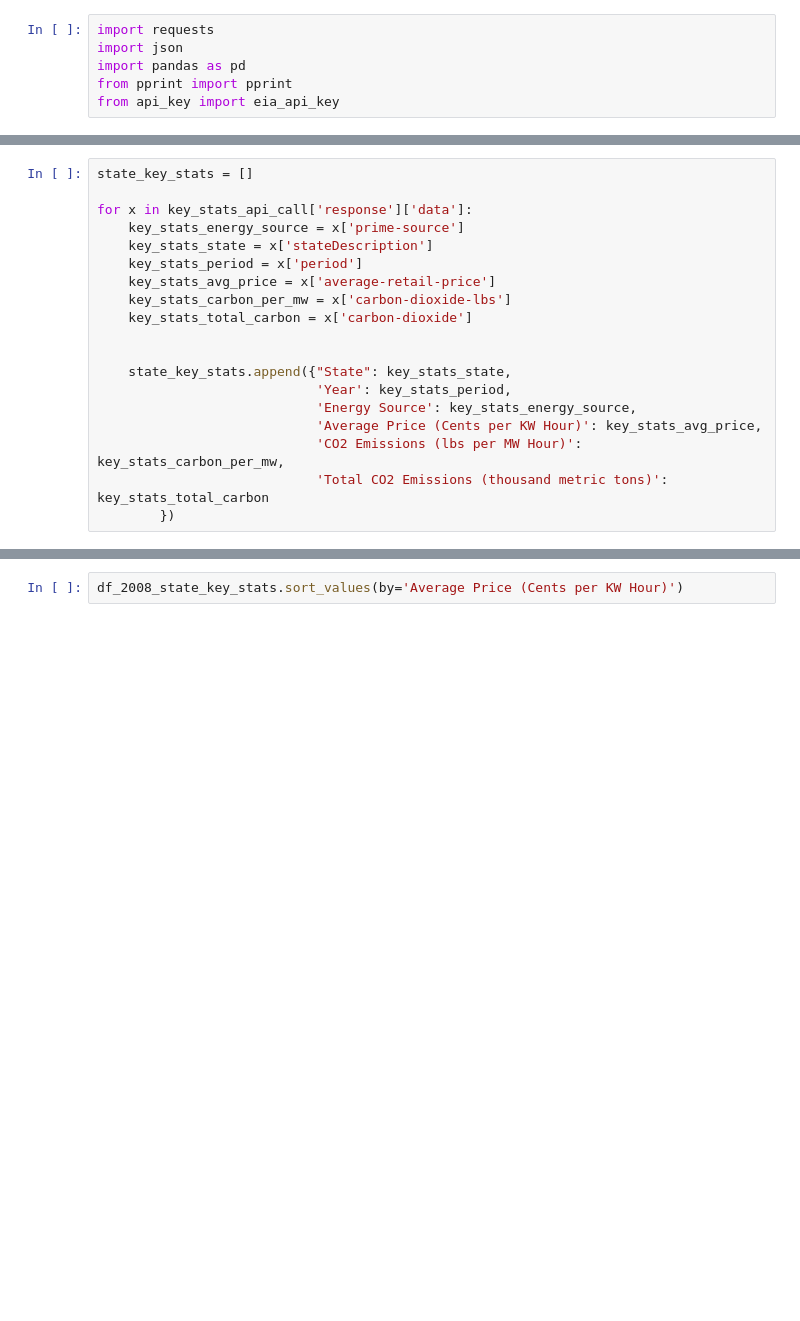
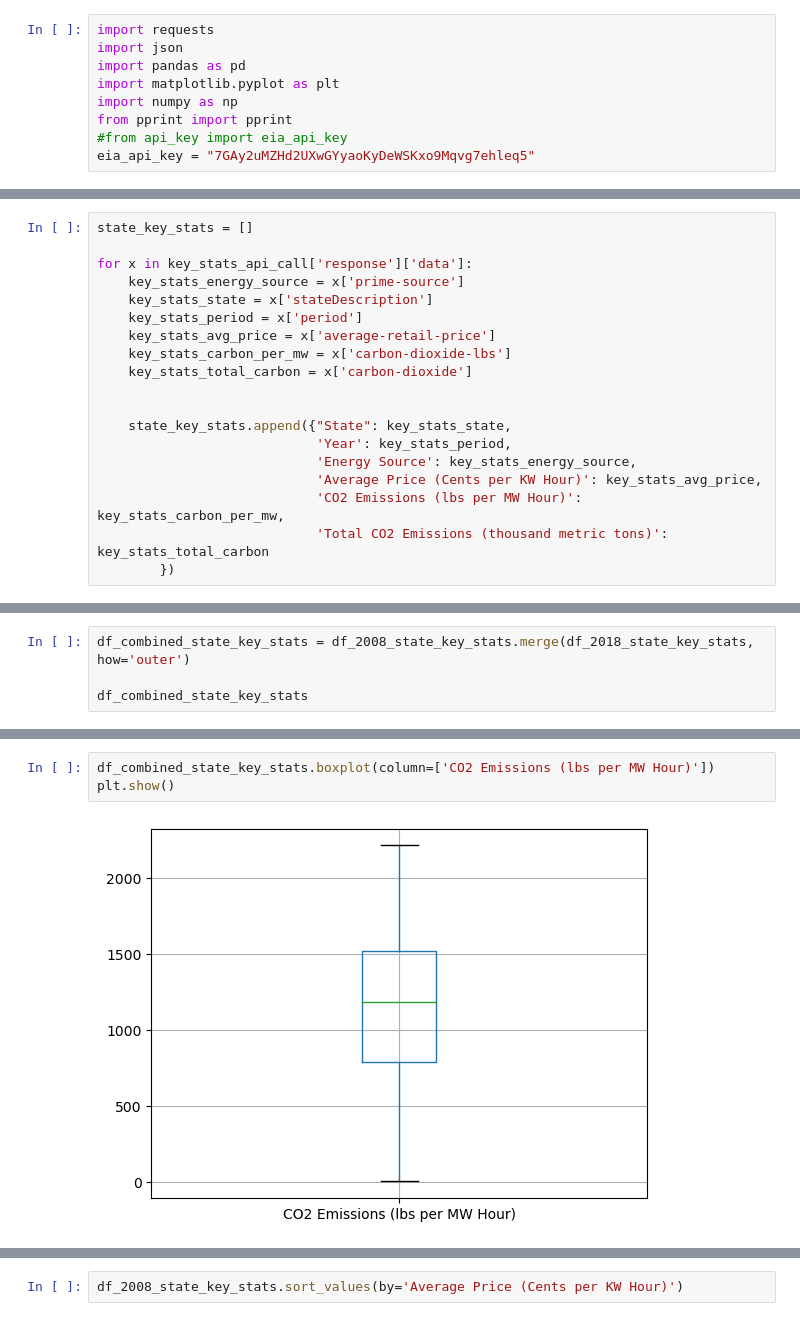
Before and after one commit to andrew8185/project-01, a Jupyter notebook: project_1.ipynb, the cells around one changed output, grey strips where cells are left out. Drawn from its saved outputs; the diff is of its cells as text; blank space fills up the shorter version.

```diff
--- a/project_1.ipynb
+++ b/project_1.ipynb
@@ -2,8 +2,11 @@
 import requests
 import json
 import pandas as pd
+import matplotlib.pyplot as plt
+import numpy as np
 from pprint import pprint
-from api_key import eia_api_key
+#from api_key import eia_api_key
+eia_api_key = "7GAy2uMZHd2UXwGYyaoKyDeWSKxo9Mqvg7ehleq5"
 # %%
 
 capacity_api_call = requests.get(f'https://api.eia.gov/v2/electricity/state-electricity-profiles/capability/data/?api_key={eia_api_key}&frequency=annual&data[0]=capability&facets[producertypeid][]=TOT&start=2010&end=2020&sort[0][column]=period&sort[0][direction]=desc&offset=0&length=5000').json()
@@ -59,0 +161,4 @@ df_2018_state_key_stats.reset_index(drop=True, inplace=True)
+# %%
+df_combined_state_key_stats = df_2008_state_key_stats.merge(df_2018_state_key_stats, how='outer')
+
+df_combined_state_key_stats
@@ -59,0 +179,5 @@ df_2018_state_key_stats.reset_index(drop=True, inplace=True)
+# %%
+df_combined_state_key_stats.boxplot(column=['CO2 Emissions (lbs per MW Hour)'])
+plt.show()
+# %% [output]
+[figure, added]
```
Also changed, not shown: parts of 12 cells of this notebook.
